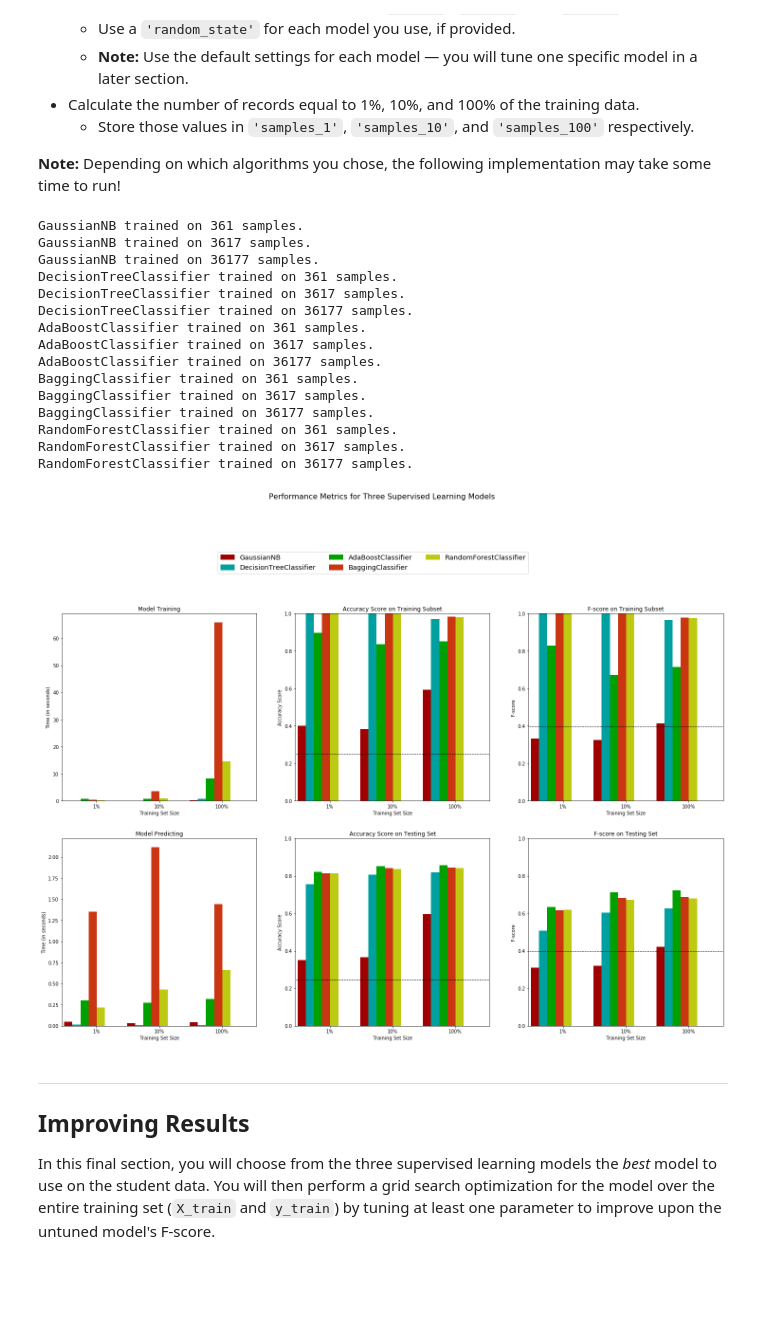
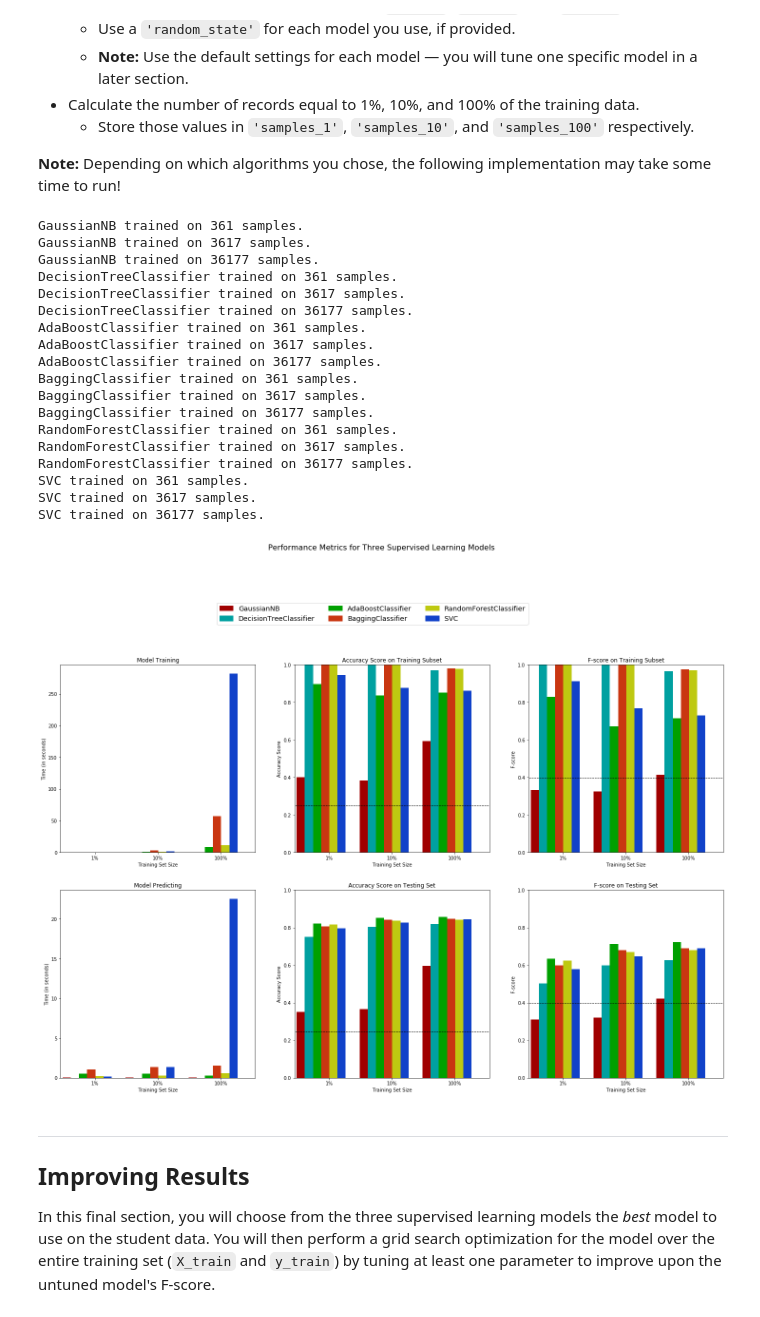
Before and after one commit to dylan-shao/ML-DS-Udacity_Data_Scientist_Nanodegree, a Jupyter notebook: Projects/Finding Donors for CharityML/src/finding_donors.ipynb, the cells around one changed output. Saved outputs shown, nothing was run; the diff lists cells and outputs as text; code cells hidden in the pictures; blank space fills up the shorter version.

```diff
--- a/Projects/Finding Donors for CharityML/src/finding_donors.ipynb
+++ b/Projects/Finding Donors for CharityML/src/finding_donors.ipynb
@@ -453,7 +453,7 @@ from sklearn.tree import DecisionTreeClassifier
 from sklearn.ensemble import AdaBoostClassifier
 from sklearn.ensemble import BaggingClassifier
 from sklearn.ensemble import RandomForestClassifier
-
+from sklearn.svm import SVC
 
 # TODO: Initialize the three models
 clf_A = GaussianNB()
@@ -461,6 +461,7 @@ clf_B = DecisionTreeClassifier()
 clf_C = AdaBoostClassifier(n_estimators=200, learning_rate=0.2)
 clf_D = BaggingClassifier(n_estimators=200)
 clf_E = RandomForestClassifier(n_estimators=200)
+clf_F = SVC(gamma='auto', C=1000)
 
 # TODO: Calculate the number of samples for 1%, 10%, and 100% of the training data
 # HINT: samples_100 is the entire training set i.e. len(y_train)
@@ -469,35 +470,38 @@ clf_E = RandomForestClassifier(n_estimators=200)
 samples_100 = len(y_train)
 samples_10 = len(y_train) // 10
 samples_1 = len(y_train) // 100
 
 # Collect results on the learners
 results = {}
-for clf in [clf_A, clf_B, clf_C, clf_D, clf_E]:
+for clf in [clf_A, clf_B, clf_C, clf_D, clf_E, clf_F]:
     clf_name = clf.__class__.__name__
     results[clf_name] = {}
     for i, samples in enumerate([samples_1, samples_10, samples_100]):
         results[clf_name][i] = \
         train_predict(clf, samples, X_train, y_train, X_test, y_test)
 
 # Run metrics visualization for the three supervised learning models chosen
 vs.evaluate(results, accuracy, fscore)
 # %% [output]
 GaussianNB trained on 361 samples.
 GaussianNB trained on 3617 samples.
 GaussianNB trained on 36177 samples.
 DecisionTreeClassifier trained on 361 samples.
 DecisionTreeClassifier trained on 3617 samples.
 DecisionTreeClassifier trained on 36177 samples.
 AdaBoostClassifier trained on 361 samples.
 AdaBoostClassifier trained on 3617 samples.
 AdaBoostClassifier trained on 36177 samples.
 BaggingClassifier trained on 361 samples.
 BaggingClassifier trained on 3617 samples.
 BaggingClassifier trained on 36177 samples.
 RandomForestClassifier trained on 361 samples.
 RandomForestClassifier trained on 3617 samples.
 RandomForestClassifier trained on 36177 samples.
+SVC trained on 361 samples.
+SVC trained on 3617 samples.
+SVC trained on 36177 samples.
-[figure, old version]
+[figure, new version]
 # %% [markdown]
 ----
 ## Improving Results
```
Also changed, not shown: 5 other files.
